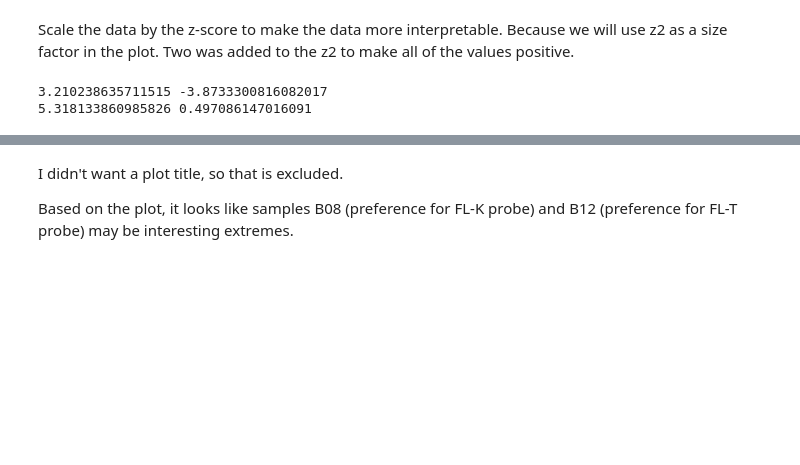
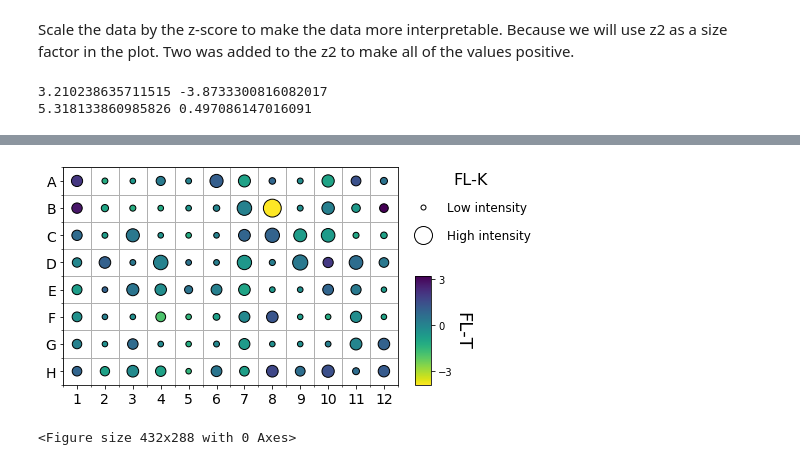
Before and after one commit to AlexandAli/96-well-plate-testing, a Jupyter notebook: 96-well-plate-two-outputs.ipynb, the cells around one changed output, grey strips where cells are left out. Saved outputs shown, nothing was run; the diff lists cells and outputs as text; code cells hidden in the pictures; blank space fills up the shorter version.

Commit message:
Uploaded file for creating 96-well plate function

```diff
--- a/96-well-plate-two-outputs.ipynb
+++ b/96-well-plate-two-outputs.ipynb
@@ -17,7 +64,7 @@ from mpl_toolkits.axes_grid1.inset_locator import inset_axes
 # %% [markdown]
 Define the file name and import the relevant data from the file
 # %%
-test1 = "Test-linear-96-only.xlsx"
+test1 = "96-well-plate-test.xlsx"
 
 df1 = pd.read_excel(test1, 'Sheet2')
 
@@ -36,7 +83,7 @@ The letters are always capitalized, so the regex phrase is simplified.
 # %%
 df1["Row"] = df1['Well'].str.extract('(^[A-Z])', expand = True)
 
-df1["Column"] = df1['Well'].str.extract('(\d{1,2}$)', expand = True)
+df1["Column"] = df1['Well'].str.extract('(\d{1,2}$)', expand = True).astype(float)
 
 df1.head(13)
 # %% [output]
@@ -57,5 +103,0 @@ df1.head(13)
-# %%
-# make sure that the type of all of the data are floats
-df1[['Column','FL-T', 'FL-K']] = df1[['Column','FL-T', 'FL-K']].astype(float)
-
-df1.dtypes
@@ -75,14 +104,12 @@ z = df1["FL-K"]
 # %% [markdown]
 Scale the data by the z-score to make the data more interpretable. Because we will use z2 as a size factor in the plot. Two was added to the z2 to make all of the values positive.
 # %%
-#w2 = w*3 # scaling factor for the size of the points on the graph later
-w2 = ((df1['FL-T'] - df1['FL-T'].mean())/df1['FL-T'].std())
+# scaling the color and size parameters and checking min and max
+c1 = ((df1['FL-T'] - df1['FL-T'].mean())/df1['FL-T'].std())
+s1 = (1.5+((df1["FL-K"] - df1["FL-K"].mean())/df1["FL-K"].std()))
 
-#z2 = z*3 # scaling factor for the size of the points on the graph later
-z2 = (1.5+((df1["FL-K"] - df1["FL-K"].mean())/df1["FL-K"].std()))
-
-print(w2.max(), w2.min())
-print(z2.max(), z2.min())
+print(c1.max(), c1.min())
+print(s1.max(), s1.min())
 # %% [output]
 3.210238635711515 -3.8733300816082017
 5.318133860985826 0.497086147016091
@@ -153,4 +116,7 @@ Fluorescence Turn-on (z-score): FL-T and FL-K
-# %% [markdown]
-I didn't want a plot title, so that is excluded.
-
-Based on the plot, it looks like samples B08 (preference for FL-K probe) and B12 (preference for FL-T probe) may be interesting extremes.
+# %%
+# plotplateimage(X, Y, Color, Size, Colorlabel, Sizelabel, png_name, resolution)
+plotplateimage(df1['Column'], df1['Row'], c1, s1,
+               'FL-T', 'FL-K', 'test2.png', 1200)
+# %% [output]
+[figure, added]
+<Figure size 432x288 with 0 Axes>
```
Also changed, not shown: parts of 6 cells of this notebook.
